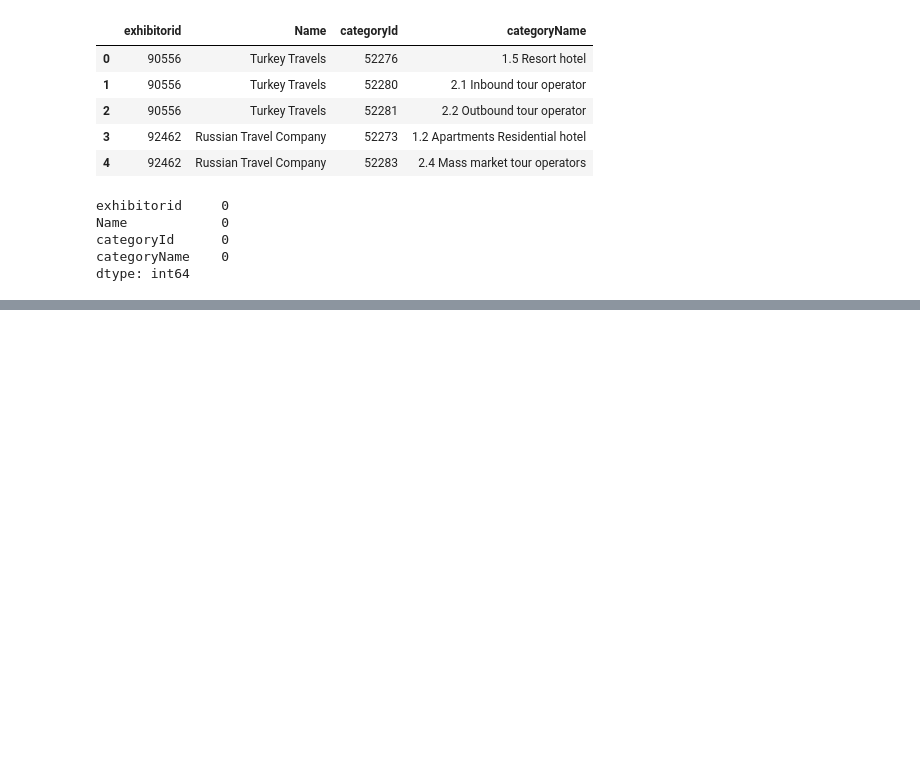
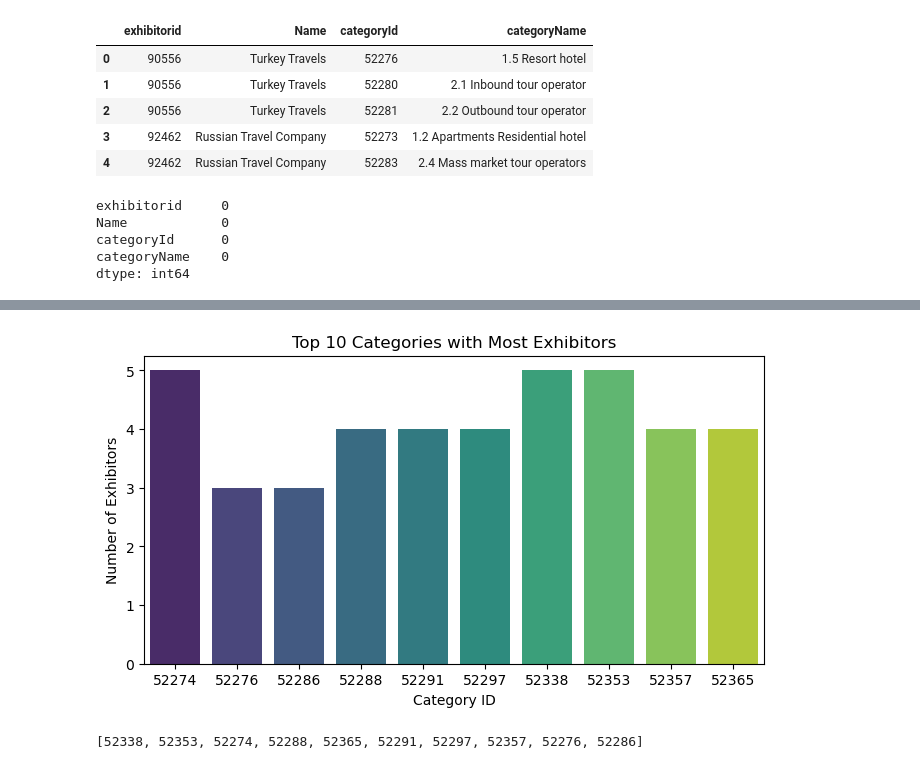
Before and after one commit to piyushnishantedu/ITE-data-sciene-assignment, a Jupyter notebook: code/exhibitors_profile_analysis.ipynb, the cells around one changed output, grey strips where cells are left out. Saved outputs shown, nothing was run; the diff lists cells and outputs as text; code cells hidden in the pictures; blank space fills up the shorter version.

```diff
--- a/code/exhibitors_profile_analysis.ipynb
+++ b/code/exhibitors_profile_analysis.ipynb
@@ -141,0 +154,16 @@ dtype: int64
+# %%
+# To 10 categories on the basis of count
+top_ten_categories = exhibitors_final["categoryId"].value_counts().head(10)
+plt.figure(figsize=(8,4))
+sns.barplot(x=top_ten_categories.index, y=top_ten_categories.values, palette="viridis")
+plt.xlabel("Category ID")
+plt.ylabel("Number of Exhibitors")
+plt.title("Top 10 Categories with Most Exhibitors")
+plt.show()
+# %% [output]
+[figure, added]
+# %%
+#  top 10 category id list
+top_ten_categories.index.to_list()
+# %% [output]
+[52338, 52353, 52274, 52288, 52365, 52291, 52297, 52357, 52276, 52286]
```
Also changed, not shown: parts of 17 cells of this notebook, 3 other files.
